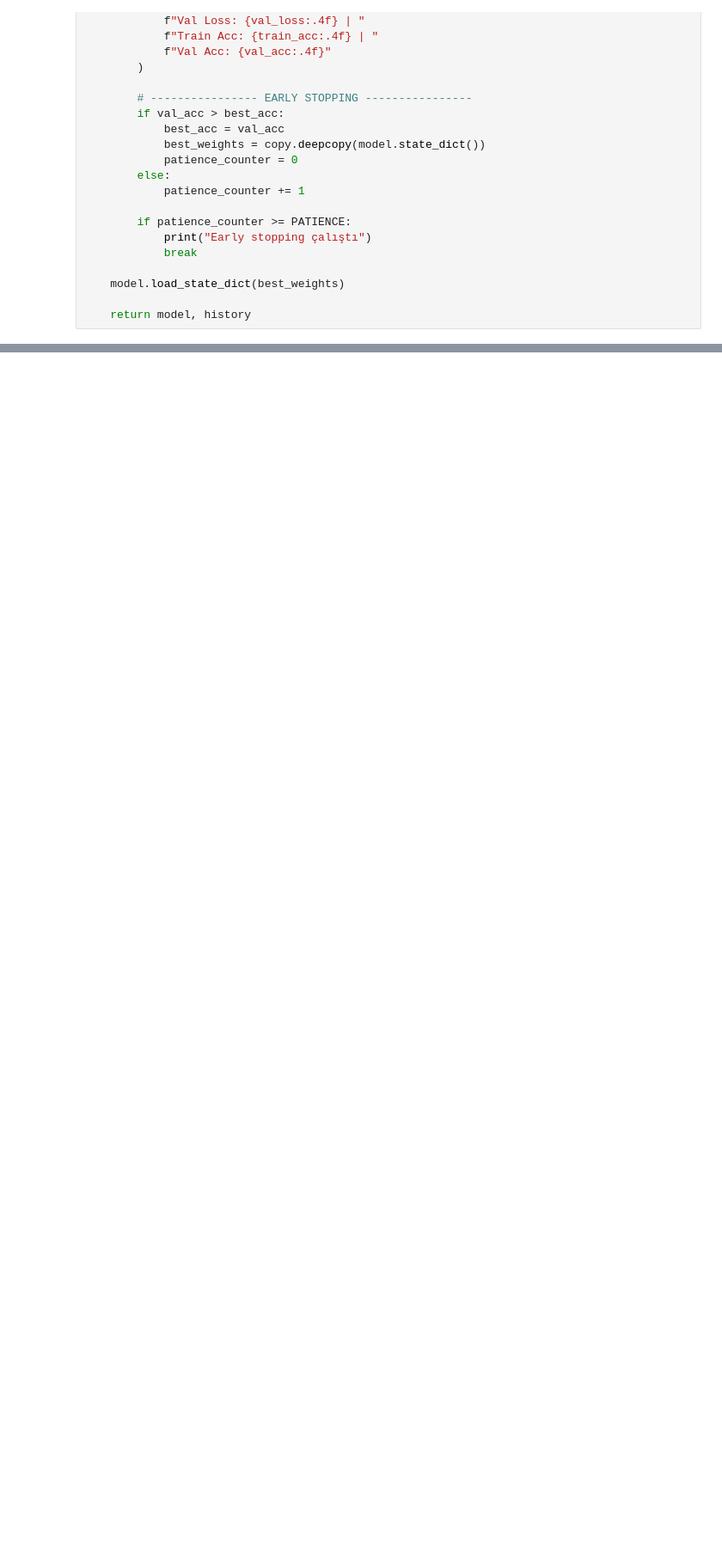
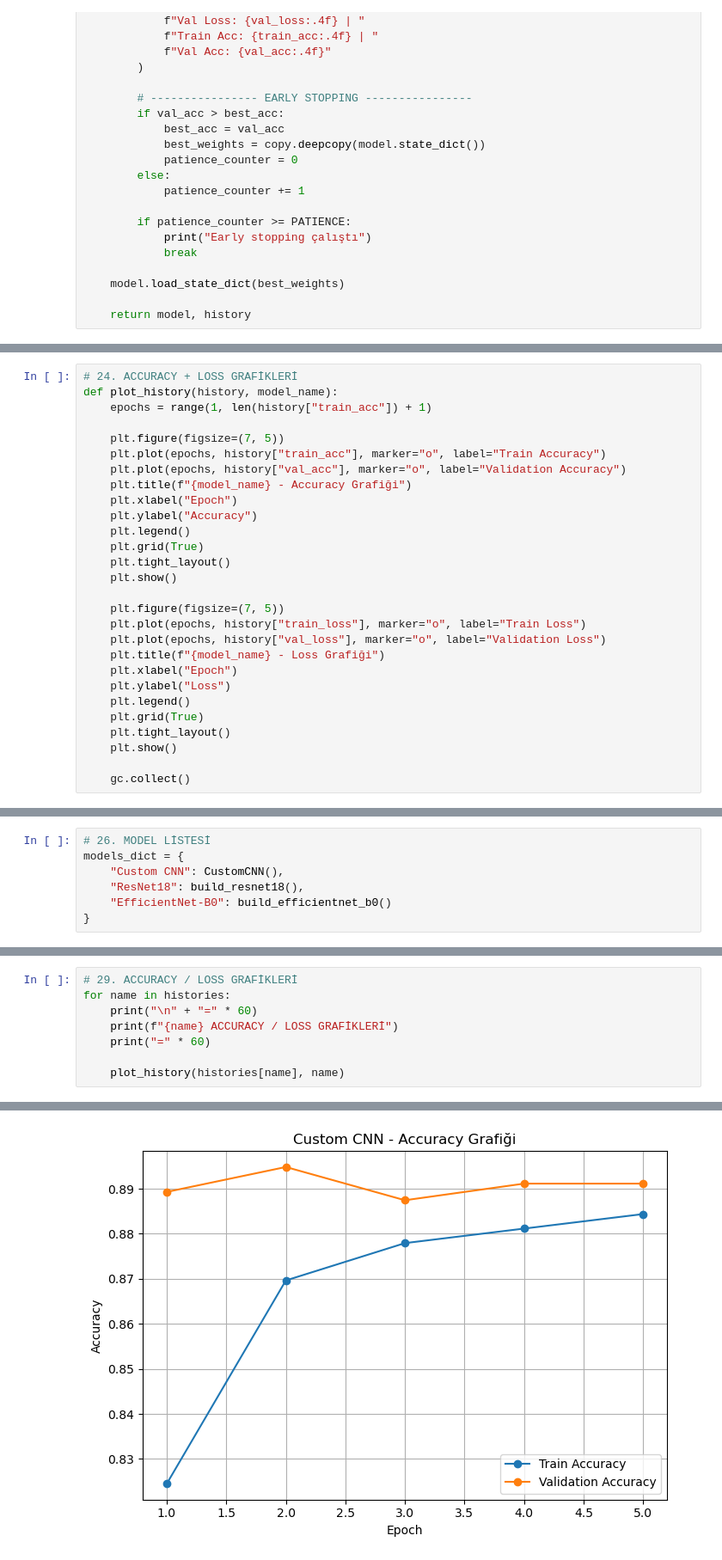
Before and after one commit to edaeroll1/Zaturre-Tespit-Sistemi, a Jupyter notebook: zature_sprint_1.ipynb, the cells around one changed output, grey strips where cells are left out. Shown at 86% size. Drawn from its saved outputs; the diff is of its cells as text; blank space fills up the shorter version.

```diff
--- a/zature_sprint_1.ipynb
+++ b/zature_sprint_1.ipynb
@@ -668,0 +752,28 @@ def train_model(model, model_name, train_loader, val_loader):
+# %%
+# 24. ACCURACY + LOSS GRAFİKLERİ
+def plot_history(history, model_name):
+    epochs = range(1, len(history["train_acc"]) + 1)
+
+    plt.figure(figsize=(7, 5))
+    plt.plot(epochs, history["train_acc"], marker="o", label="Train Accuracy")
+    plt.plot(epochs, history["val_acc"], marker="o", label="Validation Accuracy")
+    plt.title(f"{model_name} - Accuracy Grafiği")
+    plt.xlabel("Epoch")
+    plt.ylabel("Accuracy")
+    plt.legend()
+    plt.grid(True)
+    plt.tight_layout()
+    plt.show()
+
+    plt.figure(figsize=(7, 5))
+    plt.plot(epochs, history["train_loss"], marker="o", label="Train Loss")
+    plt.plot(epochs, history["val_loss"], marker="o", label="Validation Loss")
+    plt.title(f"{model_name} - Loss Grafiği")
+    plt.xlabel("Epoch")
+    plt.ylabel("Loss")
+    plt.legend()
+    plt.grid(True)
+    plt.tight_layout()
+    plt.show()
+
+    gc.collect()
@@ -668,0 +837,7 @@ def train_model(model, model_name, train_loader, val_loader):
+# %%
+# 26. MODEL LİSTESİ
+models_dict = {
+    "Custom CNN": CustomCNN(),
+    "ResNet18": build_resnet18(),
+    "EfficientNet-B0": build_efficientnet_b0()
+}
@@ -668,0 +937,9 @@ def train_model(model, model_name, train_loader, val_loader):
+# %%
+# 29. ACCURACY / LOSS GRAFİKLERİ
+for name in histories:
+    print("\n" + "=" * 60)
+    print(f"{name} ACCURACY / LOSS GRAFİKLERİ")
+    print("=" * 60)
+
+    plot_history(histories[name], name)
+# %% [output]
@@ -668,0 +949 @@ def train_model(model, model_name, train_loader, val_loader):
+[figure, added]
```
Also changed, not shown: parts of 9 cells of this notebook.
